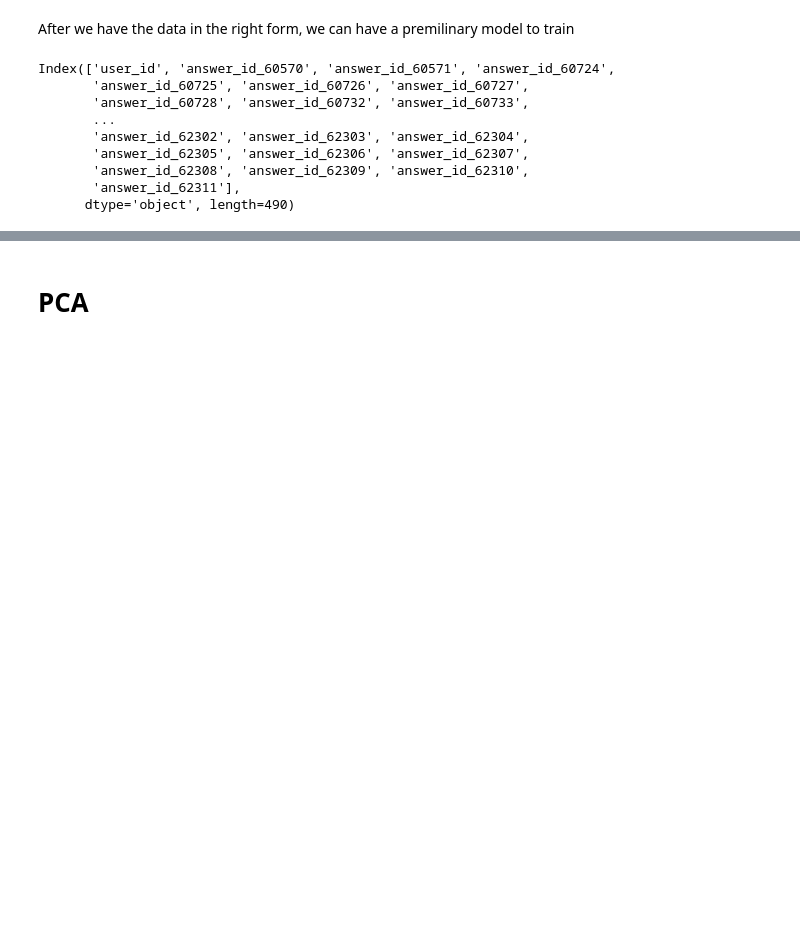
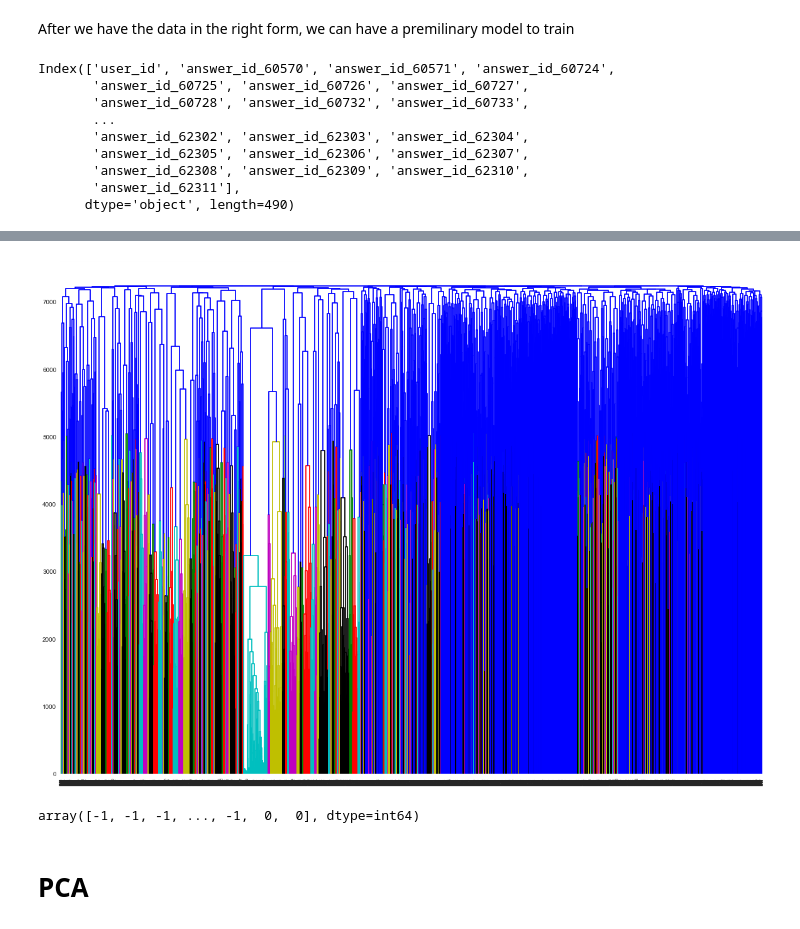
Before and after one commit to waficf/Kaggle_Competitions, a Jupyter notebook: project_1.ipynb, the cells around one changed output, grey strips where cells are left out. Saved outputs shown, nothing was run; the diff lists cells and outputs as text; code cells hidden in the pictures; blank space fills up the shorter version.

Commit message:
Hierarchical_Clustering

```diff
--- a/project_1.ipynb
+++ b/project_1.ipynb
@@ -89,0 +84,24 @@ data.set_index('user_id', inplace=True)
+# %%
+model = AgglomerativeClustering(n_clusters=3)
+model = model.fit(data)
+# %%
+# Children of hierarchical clustering
+children = model.children_
+
+# Distances between each pair of children
+# Since we don't have this information, we can use a uniform one for plotting
+distance = np.arange(children.shape[0])
+
+# The number of observations contained in each cluster level
+no_of_observations = np.arange(2, children.shape[0]+2)
+
+# Create linkage matrix and then plot the dendrogram
+linkage_matrix = np.column_stack([children, distance, no_of_observations]).astype(float)
+# %%
+plt.rcParams['figure.figsize'] = (20, 15)
+# %%
+z = dendrogram(linkage_matrix)
+z
+plt.show()
+# %% [output]
+[figure, added]
@@ -89,0 +112,4 @@ data.set_index('user_id', inplace=True)
+# %%
+clustering.labels_
+# %% [output]
+array([-1, -1, -1, ..., -1,  0,  0], dtype=int64)
```
Also changed, not shown: parts of 9 cells of this notebook.
